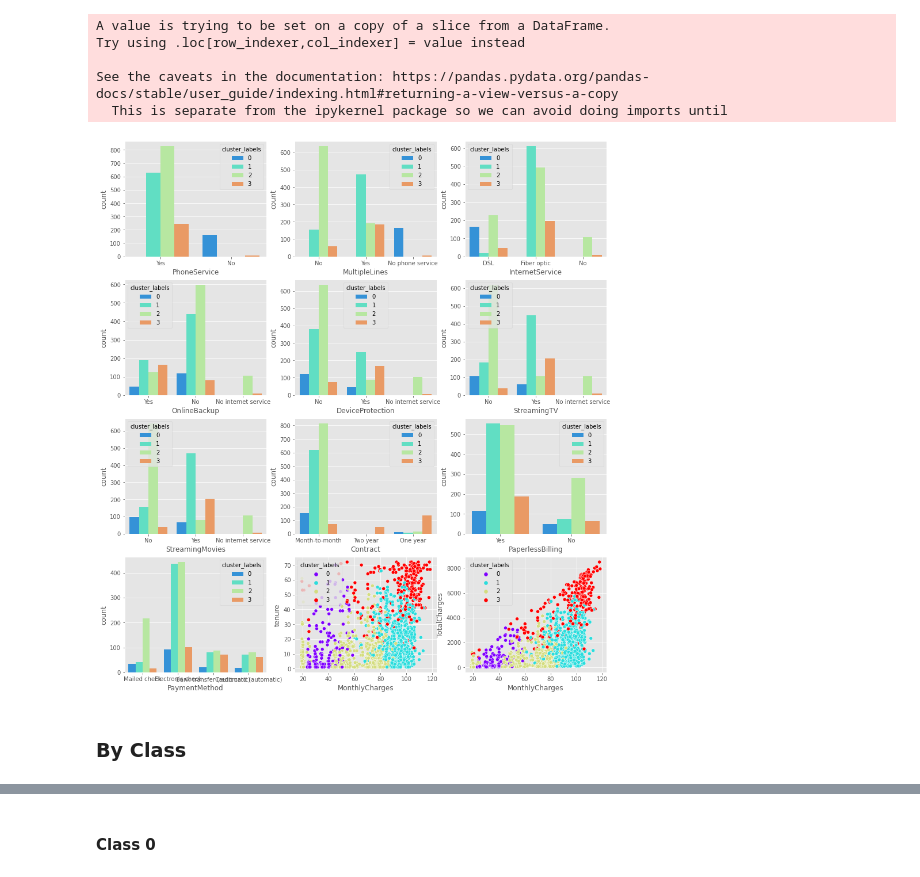
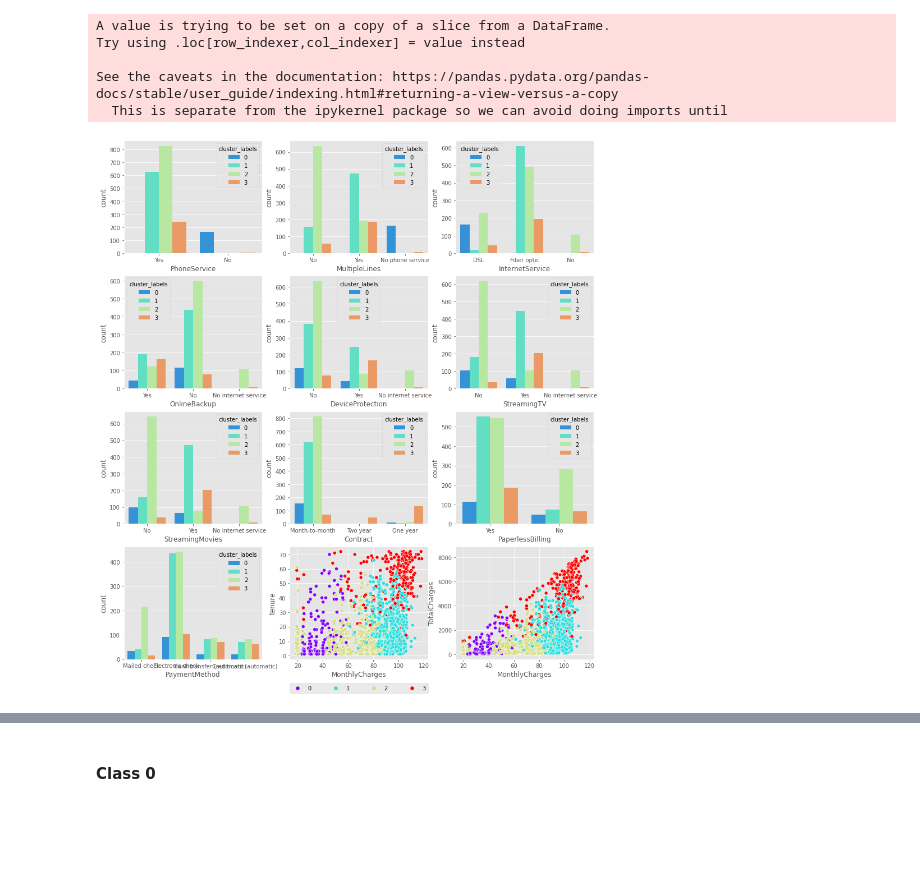
Before and after one commit to zulfijauh/Cheatsheet, a Jupyter notebook: Final_Project_Digital_Skola.ipynb, the cells around one changed output, grey strips where cells are left out. Saved outputs shown, nothing was run; the diff lists cells and outputs as text; code cells hidden in the pictures; blank space fills up the shorter version.

```diff
--- a/Final_Project_Digital_Skola.ipynb
+++ b/Final_Project_Digital_Skola.ipynb
@@ -757,25 +757,26 @@ See the caveats in the documentation: https://pandas.pydata.org/pandas-docs/stab
 # %%
 f,ax = plt.subplots(4,3,figsize=(15,17))
 sns.countplot(hue= 'cluster_labels',x = 'PhoneService', data = churn_labels,palette="rainbow",ax=ax[0,0])
 sns.countplot(hue= 'cluster_labels',x = 'MultipleLines', data = churn_labels,palette="rainbow",ax=ax[0,1])
 sns.countplot(hue= 'cluster_labels',x = 'InternetService', data = churn_labels,palette="rainbow",ax=ax[0,2])
 sns.countplot(hue= 'cluster_labels',x = 'OnlineBackup', data = churn_labels,palette="rainbow",ax=ax[1,0])
 sns.countplot(hue= 'cluster_labels',x = 'DeviceProtection', data = churn_labels,palette="rainbow",ax=ax[1,1])
 sns.countplot(hue= 'cluster_labels',x = 'StreamingTV', data = churn_labels,palette="rainbow",ax=ax[1,2])
 sns.countplot(hue= 'cluster_labels',x = 'StreamingMovies', data = churn_labels,palette="rainbow",ax=ax[2,0])
 sns.countplot(hue= 'cluster_labels',x = 'Contract', data = churn_labels,palette="rainbow",ax=ax[2,1])
 sns.countplot(hue= 'cluster_labels',x = 'PaperlessBilling', data = churn_labels,palette="rainbow",ax=ax[2,2])
 sns.countplot(hue= 'cluster_labels',x = 'PaymentMethod', data = churn_labels,palette="rainbow",ax=ax[3,0])
-sns.scatterplot(x= 'MonthlyCharges',y = 'tenure',hue='cluster_labels',data=churn,palette="rainbow",legend=True,ax=ax[3,1])
+sns.move_legend(ax[1,2],"upper right")
+sns.move_legend(ax[2,0],"upper right")
+sns.scatterplot(x= 'MonthlyCharges',y = 'tenure',hue='cluster_labels',data=churn,palette="rainbow",legend=False,ax=ax[3,1])
 sns.scatterplot(x= 'MonthlyCharges',y = 'TotalCharges',hue='cluster_labels',data=churn,palette="rainbow",legend=True,ax=ax[3,2])
+plt.legend(bbox_to_anchor=(-1.2,-0.3,1,0.1), loc="lower left", mode="expand", borderaxespad=0, ncol=4)
 plt.show()
 # %% [output]
-[figure, old version]
+[figure, new version]
 # %%
 # split by its class
 class0 = churn.loc[(churn['cluster_labels']== 0)]
 class1 = churn.loc[(churn['cluster_labels']== 1)]
 class2 = churn.loc[(churn['cluster_labels']== 2)]
 class3 = churn.loc[(churn['cluster_labels']== 3)]
-# %% [markdown]
-### By Class
```
Also changed, not shown: parts of 10 cells of this notebook.
